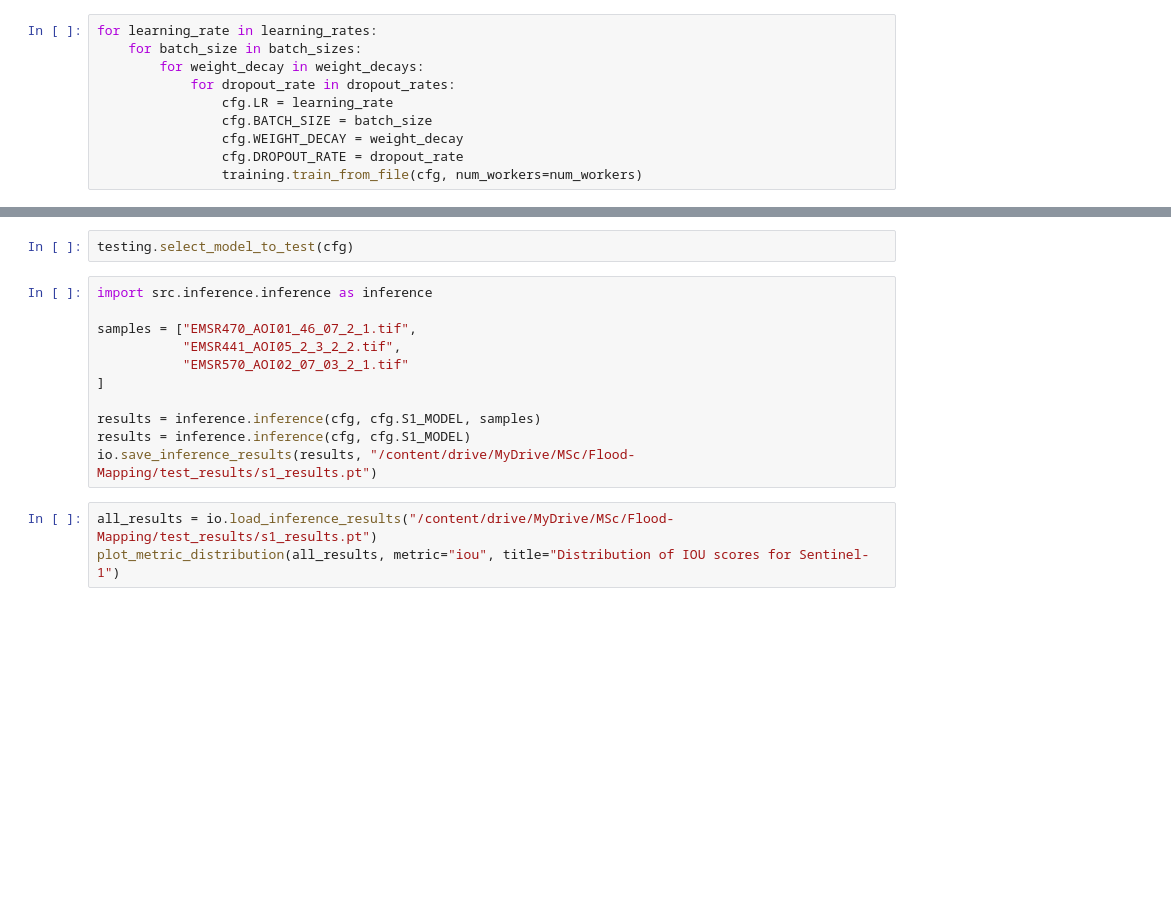
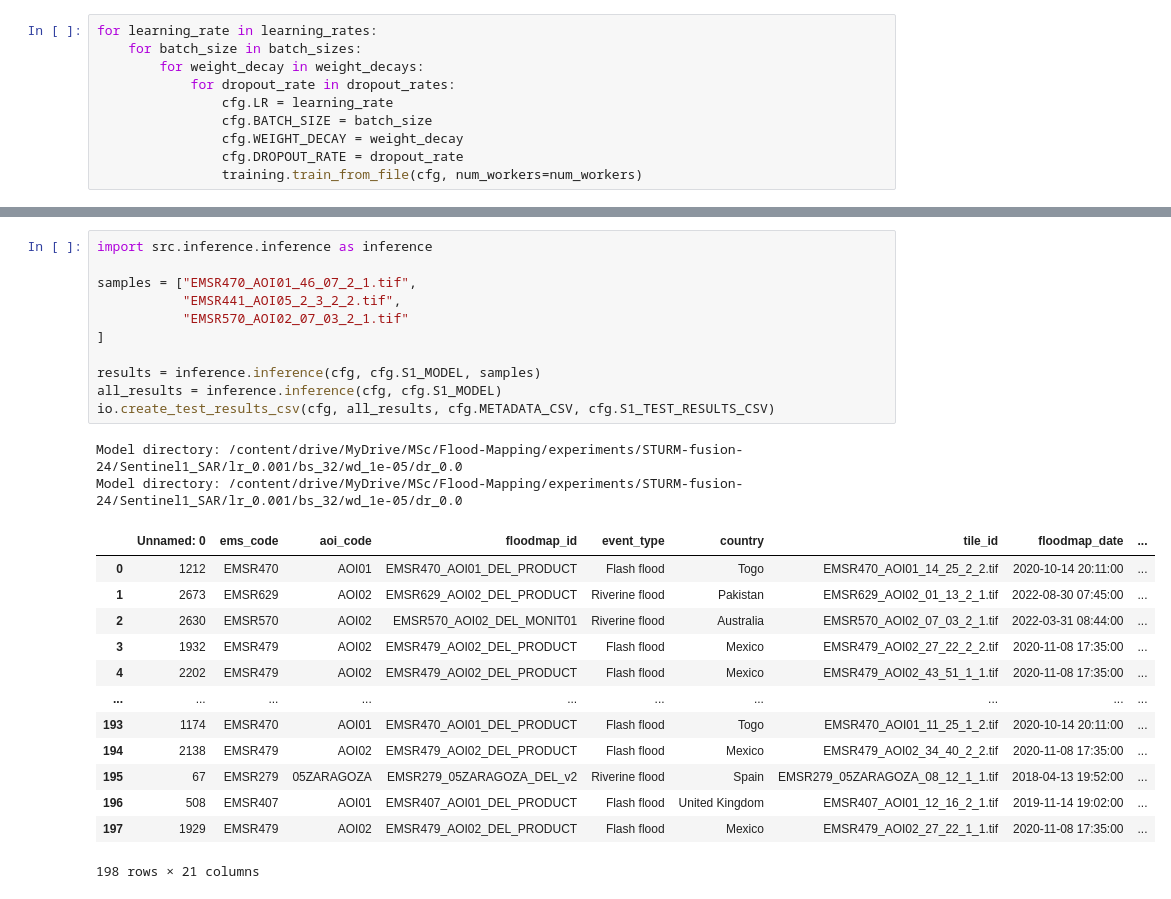
Before and after one commit to TAX2310/Flood-Mapping, a Jupyter notebook: 02_train_s1.ipynb, the cells around one changed output, grey strips where cells are left out. Cells and saved outputs as stored; diff of their text form; blank space fills up the shorter version.

```diff
--- a/02_train_s1.ipynb
+++ b/02_train_s1.ipynb
@@ -92,18 +119,29 @@ plot.view_training_metrics(cfg)
-# %%
-testing.select_model_to_test(cfg)
 # %%
 import src.inference.inference as inference
 
 samples = ["EMSR470_AOI01_46_07_2_1.tif",
            "EMSR441_AOI05_2_3_2_2.tif",
            "EMSR570_AOI02_07_03_2_1.tif"
 ]
 
 results = inference.inference(cfg, cfg.S1_MODEL, samples)
-results = inference.inference(cfg, cfg.S1_MODEL)
-io.save_inference_results(results, "/content/drive/MyDrive/MSc/Flood-Mapping/test_results/s1_results.pt")
+all_results = inference.inference(cfg, cfg.S1_MODEL)
+io.create_test_results_csv(cfg, all_results, cfg.METADATA_CSV, cfg.S1_TEST_RESULTS_CSV)
+# %% [output]
+Model directory: /content/drive/MyDrive/MSc/Flood-Mapping/experiments/STURM-fusion-24/Sentinel1_SAR/lr_0.001/bs_32/wd_1e-05/dr_0.0
+Model directory: /content/drive/MyDrive/MSc/Flood-Mapping/experiments/STURM-fusion-24/Sentinel1_SAR/lr_0.001/bs_32/wd_1e-05/dr_0.0
+|  | Unnamed: 0 | ems_code | aoi_code | floodmap_id | event_type | country | tile_id | floodmap_date | ... |
+| 0 | 1212 | EMSR470 | AOI01 | EMSR470_AOI01_DEL_PRODUCT | Flash flood | Togo | EMSR470_AOI01_14_25_2_2.tif | 2020-10-14 20:11:00 | ... |
+| 1 | 2673 | EMSR629 | AOI02 | EMSR629_AOI02_DEL_PRODUCT | Riverine flood | Pakistan | EMSR629_AOI02_01_13_2_1.tif | 2022-08-30 07:45:00 | ... |
+| 2 | 2630 | EMSR570 | AOI02 | EMSR570_AOI02_DEL_MONIT01 | Riverine flood | Australia | EMSR570_AOI02_07_03_2_1.tif | 2022-03-31 08:44:00 | ... |
+| 3 | 1932 | EMSR479 | AOI02 | EMSR479_AOI02_DEL_PRODUCT | Flash flood | Mexico | EMSR479_AOI02_27_22_2_2.tif | 2020-11-08 17:35:00 | ... |
+| 4 | 2202 | EMSR479 | AOI02 | EMSR479_AOI02_DEL_PRODUCT | Flash flood | Mexico | EMSR479_AOI02_43_51_1_1.tif | 2020-11-08 17:35:00 | ... |
+| ... | ... | ... | ... | ... | ... | ... | ... | ... | ... |
+| 193 | 1174 | EMSR470 | AOI01 | EMSR470_AOI01_DEL_PRODUCT | Flash flood | Togo | EMSR470_AOI01_11_25_1_2.tif | 2020-10-14 20:11:00 | ... |
+| 194 | 2138 | EMSR479 | AOI02 | EMSR479_AOI02_DEL_PRODUCT | Flash flood | Mexico | EMSR479_AOI02_34_40_2_2.tif | 2020-11-08 17:35:00 | ... |
+| 195 | 67 | EMSR279 | 05ZARAGOZA | EMSR279_05ZARAGOZA_DEL_v2 | Riverine flood | Spain | EMSR279_05ZARAGOZA_08_12_1_1.tif | 2018-04-13 19:52:00 | ... |
+| 196 | 508 | EMSR407 | AOI01 | EMSR407_AOI01_DEL_PRODUCT | Flash flood | United Kingdom | EMSR407_AOI01_12_16_2_1.tif | 2019-11-14 19:02:00 | ... |
+| 197 | 1929 | EMSR479 | AOI02 | EMSR479_AOI02_DEL_PRODUCT | Flash flood | Mexico | EMSR479_AOI02_27_22_1_1.tif | 2020-11-08 17:35:00 | ... |
+198 rows × 21 columns
-# %%
-all_results = io.load_inference_results("/content/drive/MyDrive/MSc/Flood-Mapping/test_results/s1_results.pt")
-plot_metric_distribution(all_results, metric="iou", title="Distribution of IOU scores for Sentinel-1")
 # %%
 plot.plot_s1_results(results)
```
Also changed, not shown: parts of 8 cells of this notebook, 9 other files.
